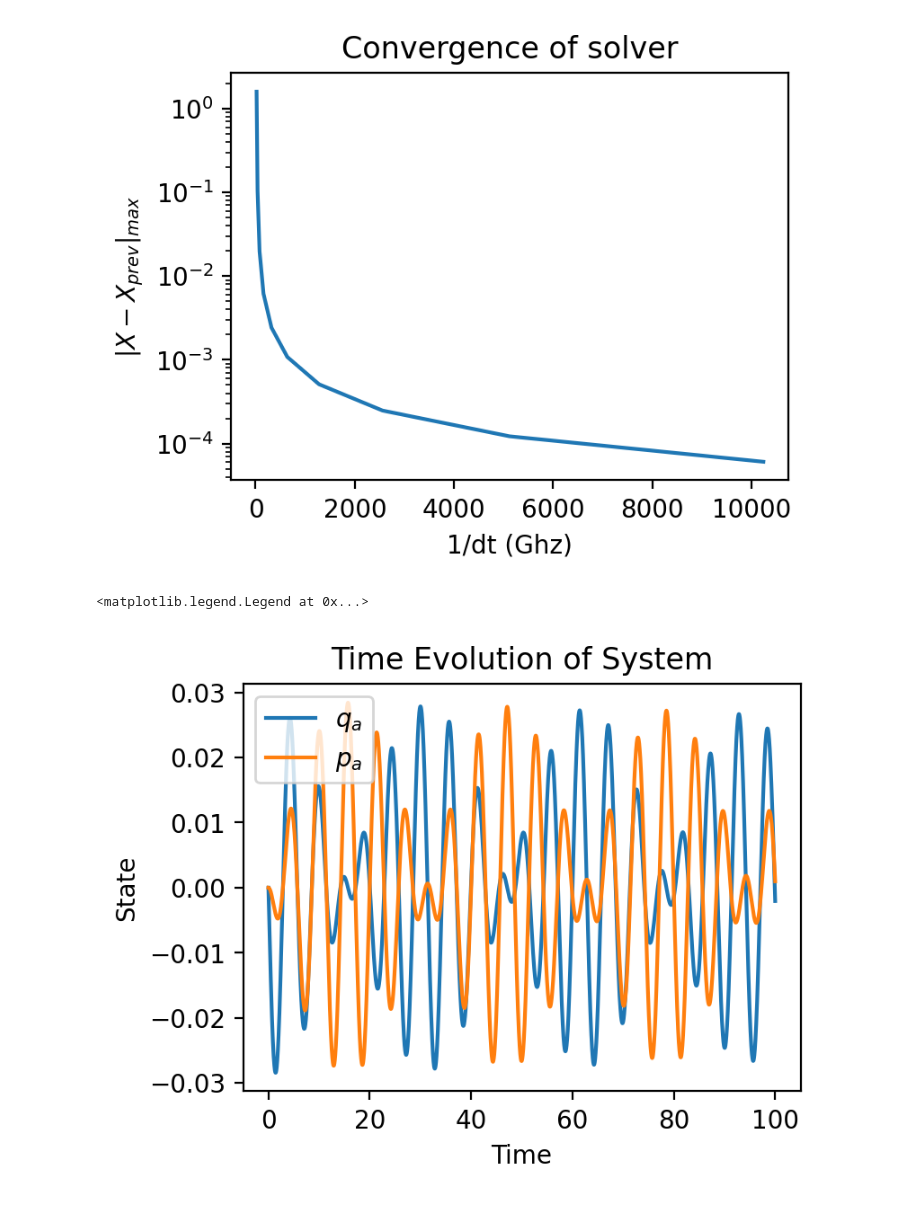
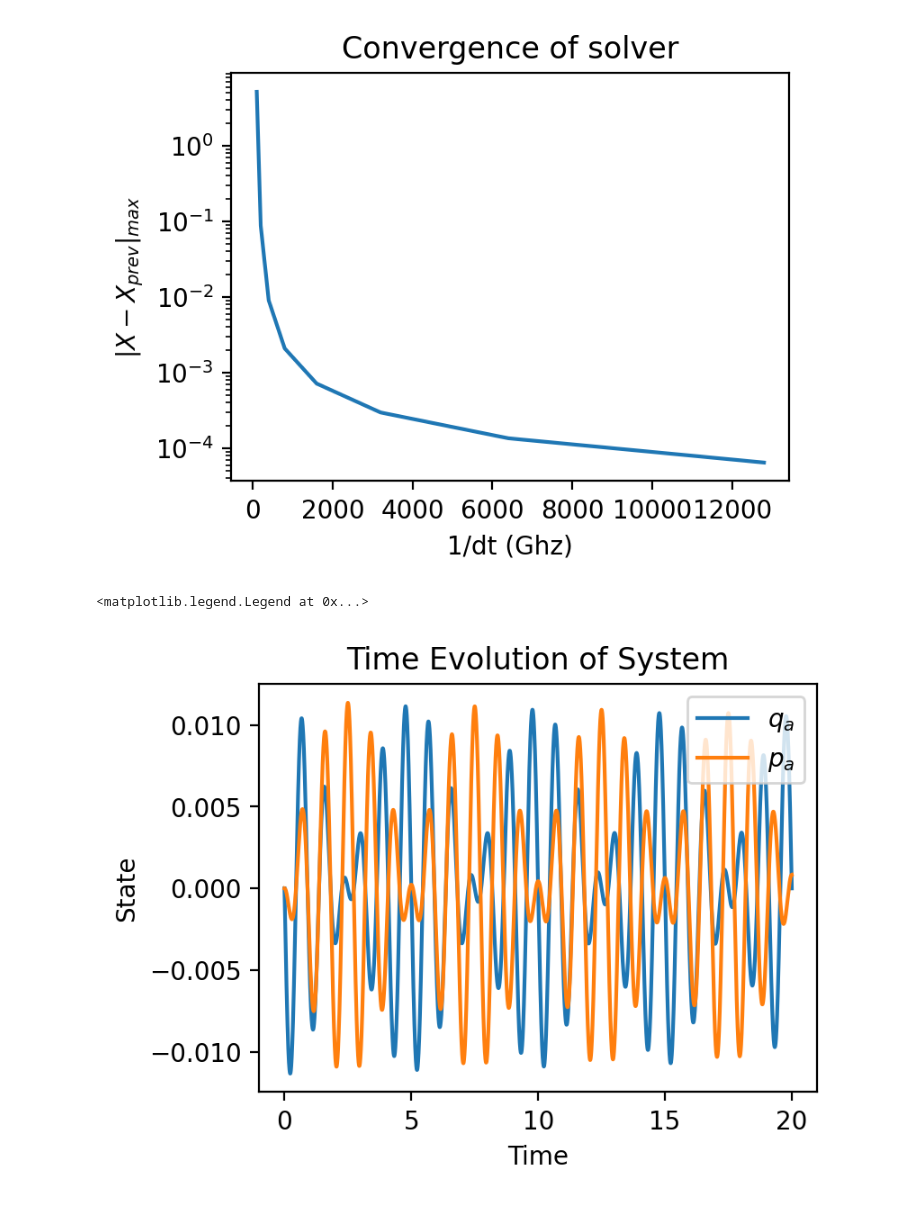
Before and after one commit to Phionx/quantumnetworks, a Jupyter notebook: demos/analysis/SolverOptimizer.ipynb, the cells around one changed output. Saved outputs shown, nothing was run; the diff lists cells and outputs as text; code cells hidden in the pictures.

```diff
--- a/demos/analysis/SolverOptimizer.ipynb
+++ b/demos/analysis/SolverOptimizer.ipynb
@@ -12,12 +12,12 @@ import numpy as np
 import matplotlib.pyplot as plt
 # %%
 # pre optimization
-omega_a = 1
-delta = 0.2
+omega_a = 2*np.pi*1
+delta = 2*np.pi*0.2
 A_in = lambda t: np.exp(1j * (omega_a + delta) * t) #default A_in is used
 sys = SingleModeSystem(params={"omega_a": omega_a, "kappa_a": 0.001}, A_in = A_in)
 x_0 = np.array([0,0])
-ts = np.linspace(0, 100, 1001)
+ts = np.linspace(0, 20, 1001)
 X = sys.forward_euler(x_0, ts)
 fig, ax = plot_full_evolution(X, ts, labels=["$q_a$","$p_a$"])
 ax.legend()
@@ -27,5 +27,5 @@ ax.legend()
 # %%
-opt = SolverOptimizer(sys, x_0, 0, 100)
+opt = SolverOptimizer(sys, x_0, 0, 20)
 dchi_2s, dts = opt.optimal_dt()
 
 fig = plt.figure(figsize=(4, 3), dpi=200)
@@ -37,15 +37,15 @@ ax.set_ylabel("$|X - X_{prev}|_{max}$")
 ax.set_title(f"Convergence of solver")
 plt.show()
 # %% [output]
-[figure, old version]
+[figure, new version]
 # %%
 # post optimization
 final_dt = dts[-1]
-sys = SingleModeSystem(params={"omega_a": omega_a, "kappa_a": 0.001}, A_in = A_in)
-ts = np.arange(0, 100+final_dt, final_dt)
+sys = SingleModeSystem(params={"omega_a": omega_a, "kappa_a": 2*np.pi*0.001}, A_in = A_in)
+ts = np.arange(0, 20+final_dt, final_dt)
 X = sys.forward_euler(x_0, ts)
 fig, ax = plot_full_evolution(X, ts, labels=["$q_a$","$p_a$"])
 ax.legend()
 # %% [output]
 <matplotlib.legend.Legend at 0x...>
-[figure, old version]
+[figure, new version]
```
Also changed, not shown: parts of 1 cell of this notebook, 12 other files.
